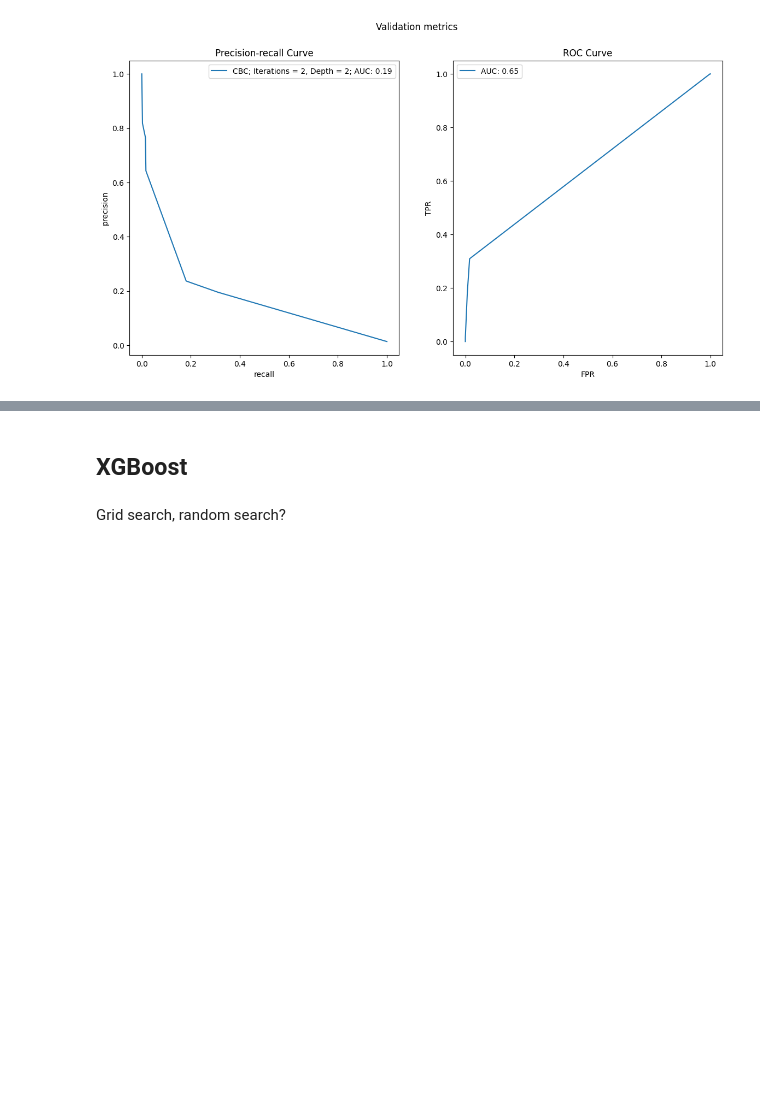
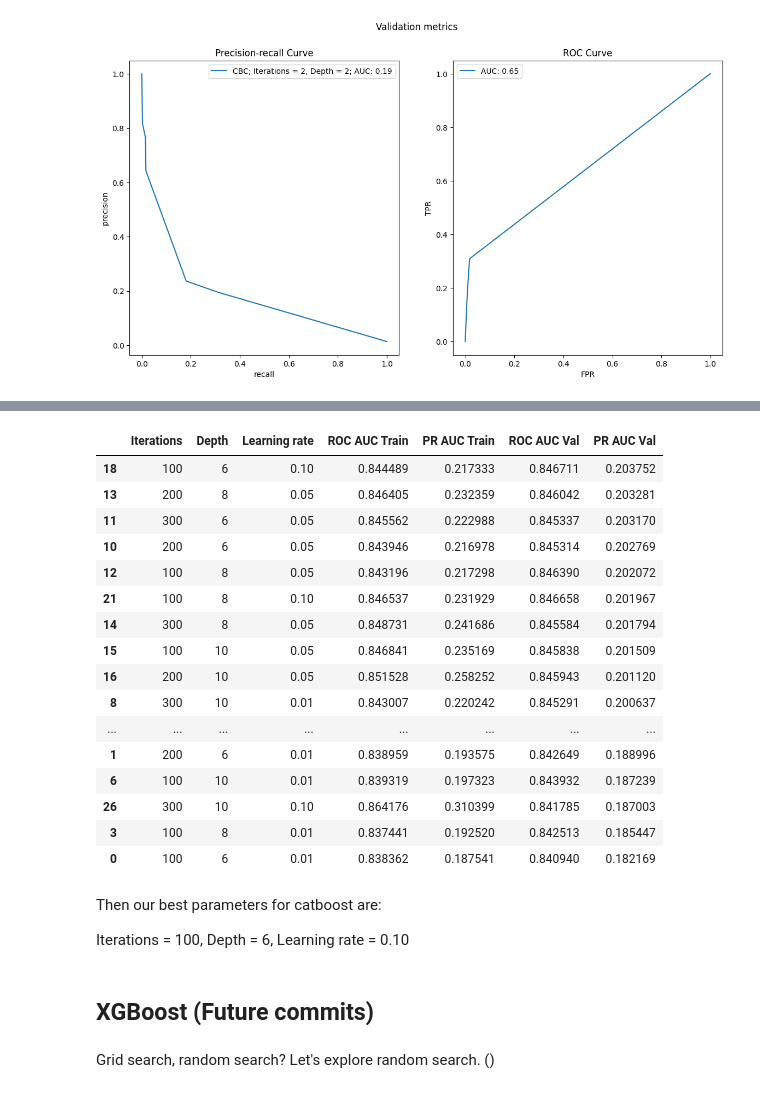
Before and after one commit to carleondel/zrive-ds, a Jupyter notebook: src/module_4/push_notifications_project.ipynb, the cells around one changed output, grey strips where cells are left out. Drawn from its saved outputs; the diff is of its cells as text; code cells hidden in the pictures; blank space fills up the shorter version.

```diff
--- a/src/module_4/push_notifications_project.ipynb
+++ b/src/module_4/push_notifications_project.ipynb
@@ -603,5 +580,0 @@ Error:
-# %%
-    precision_, recall_, _ = precision_recall_curve(
-        y_test, y_pred
-    )
-    pr_auc = auc(recall_, precision_)
@@ -608,4 +662,37 @@ Error:
+# %%
+hyper_search = pd.DataFrame({
+    "Iterations": hyper_iterations,
+    "Depth": hyper_depths,
+    "Learning rate": hyper_lr,
+    "ROC AUC Train": roc_scores_train,
+    "PR AUC Train": pr_scores_train,
+    "ROC AUC Val": roc_scores_val,
+    "PR AUC Val": pr_scores_val})
+# %%
+hyper_search.sort_values(by = "PR AUC Val", ascending = False)
+# %% [output]
+|  | Iterations | Depth | Learning rate | ROC AUC Train | PR AUC Train | ROC AUC Val | PR AUC Val |
+| 18 | 100 | 6 | 0.10 | 0.844489 | 0.217333 | 0.846711 | 0.203752 |
+| 13 | 200 | 8 | 0.05 | 0.846405 | 0.232359 | 0.846042 | 0.203281 |
+| 11 | 300 | 6 | 0.05 | 0.845562 | 0.222988 | 0.845337 | 0.203170 |
+| 10 | 200 | 6 | 0.05 | 0.843946 | 0.216978 | 0.845314 | 0.202769 |
+| 12 | 100 | 8 | 0.05 | 0.843196 | 0.217298 | 0.846390 | 0.202072 |
+| 21 | 100 | 8 | 0.10 | 0.846537 | 0.231929 | 0.846658 | 0.201967 |
+| 14 | 300 | 8 | 0.05 | 0.848731 | 0.241686 | 0.845584 | 0.201794 |
+| 15 | 100 | 10 | 0.05 | 0.846841 | 0.235169 | 0.845838 | 0.201509 |
+| 16 | 200 | 10 | 0.05 | 0.851528 | 0.258252 | 0.845943 | 0.201120 |
+| 8 | 300 | 10 | 0.01 | 0.843007 | 0.220242 | 0.845291 | 0.200637 |
+| ... | ... | ... | ... | ... | ... | ... | ... |
+| 1 | 200 | 6 | 0.01 | 0.838959 | 0.193575 | 0.842649 | 0.188996 |
+| 6 | 100 | 10 | 0.01 | 0.839319 | 0.197323 | 0.843932 | 0.187239 |
+| 26 | 300 | 10 | 0.10 | 0.864176 | 0.310399 | 0.841785 | 0.187003 |
+| 3 | 100 | 8 | 0.01 | 0.837441 | 0.192520 | 0.842513 | 0.185447 |
+| 0 | 100 | 6 | 0.01 | 0.838362 | 0.187541 | 0.840940 | 0.182169 |
+# %% [markdown]
+Then our best parameters for catboost are:
+
+Iterations = 100, Depth = 6, Learning rate = 0.10
 # %% [markdown]
-## XGBoost
+## XGBoost (Future commits)
 # %% [markdown]
-Grid search, random search?
+Grid search, random search? Let's explore random search. ()
```
Also changed, not shown: parts of 15 cells of this notebook, 5 other files.
